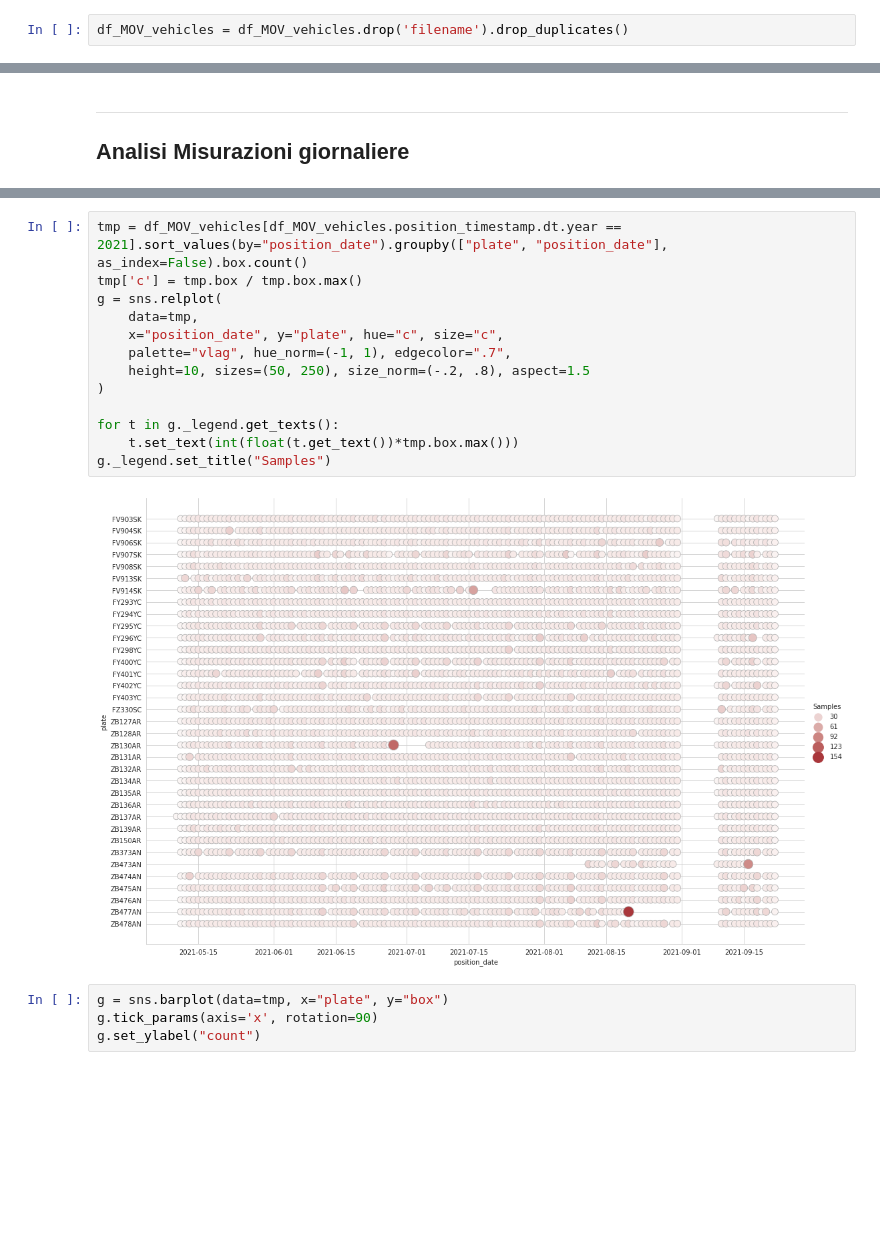
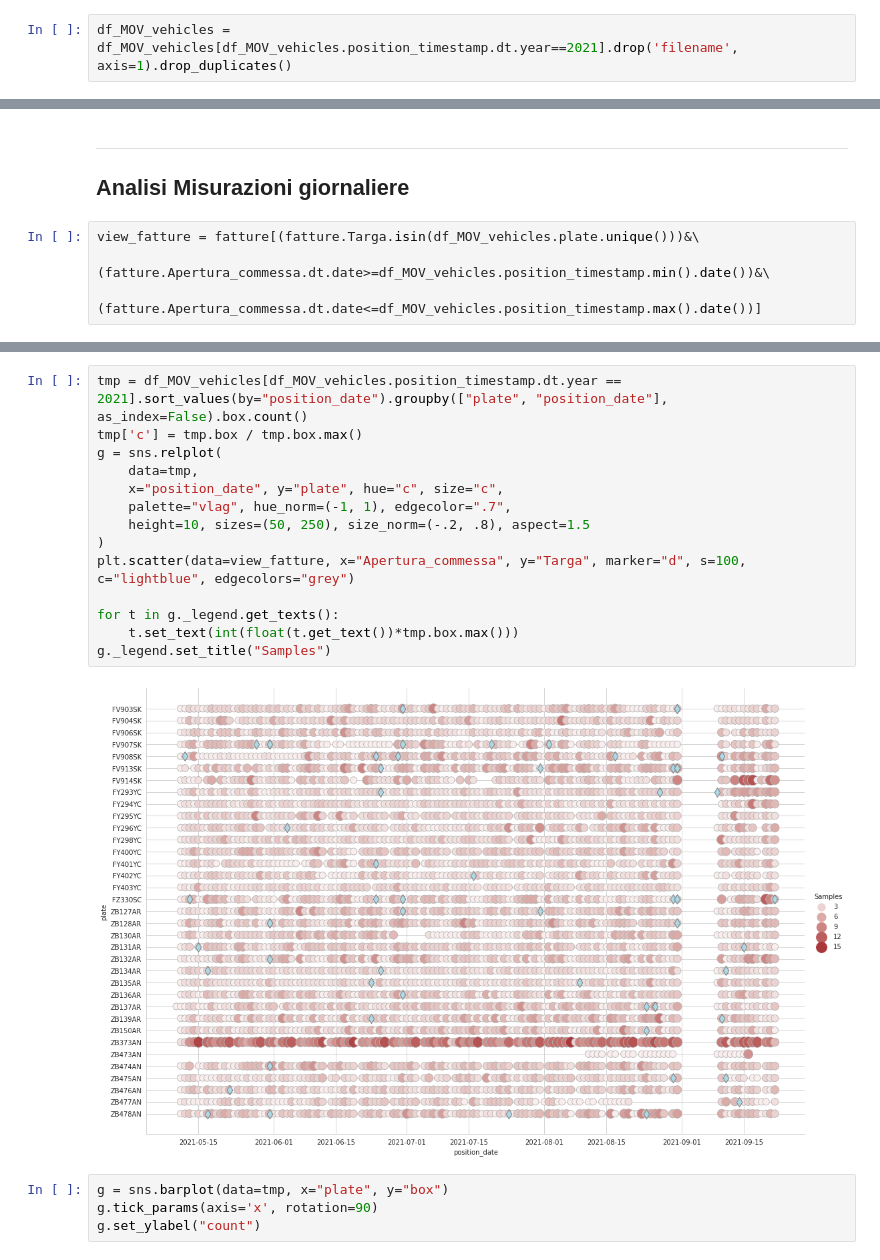
Before and after one commit to antonioalbanese/ai4trucks, a Jupyter notebook: movimatica_analysis.ipynb, the cells around one changed output, grey strips where cells are left out. Cells and saved outputs as stored; diff of their text form; blank space fills up the shorter version.

Commit message:
diamanti per fatture

```diff
--- a/movimatica_analysis.ipynb
+++ b/movimatica_analysis.ipynb
@@ -231,7 +231,7 @@ plt.tight_layout()
 # %% [output]
 [figure]
 # %%
-df_MOV_vehicles = df_MOV_vehicles.drop('filename').drop_duplicates()
+df_MOV_vehicles = df_MOV_vehicles[df_MOV_vehicles.position_timestamp.dt.year==2021].drop('filename', axis=1).drop_duplicates()
 # %% [markdown]
 ---
 ## Monotonia
@@ -290,3 +290,7 @@ Name: engineHours, dtype: int64
 # %% [markdown]
 ---
 ## Analisi Misurazioni giornaliere
+# %%
+view_fatture = fatture[(fatture.Targa.isin(df_MOV_vehicles.plate.unique()))&\
+                       (fatture.Apertura_commessa.dt.date>=df_MOV_vehicles.position_timestamp.min().date())&\
+                       (fatture.Apertura_commessa.dt.date<=df_MOV_vehicles.position_timestamp.max().date())]
@@ -293,18 +301,19 @@ Name: engineHours, dtype: int64
 # %%
 tmp = df_MOV_vehicles[df_MOV_vehicles.position_timestamp.dt.year == 2021].sort_values(by="position_date").groupby(["plate", "position_date"], as_index=False).box.count()
 tmp['c'] = tmp.box / tmp.box.max()
 g = sns.relplot(
     data=tmp,
     x="position_date", y="plate", hue="c", size="c",
     palette="vlag", hue_norm=(-1, 1), edgecolor=".7",
     height=10, sizes=(50, 250), size_norm=(-.2, .8), aspect=1.5
 )
+plt.scatter(data=view_fatture, x="Apertura_commessa", y="Targa", marker="d", s=100, c="lightblue", edgecolors="grey")
 
 for t in g._legend.get_texts():
     t.set_text(int(float(t.get_text())*tmp.box.max()))
 g._legend.set_title("Samples")
 # %% [output]
-[figure, old version]
+[figure, new version]
 # %%
 g = sns.barplot(data=tmp, x="plate", y="box")
 g.tick_params(axis='x', rotation=90)
```
Also changed, not shown: parts of 1 cell of this notebook, 1 other file.
